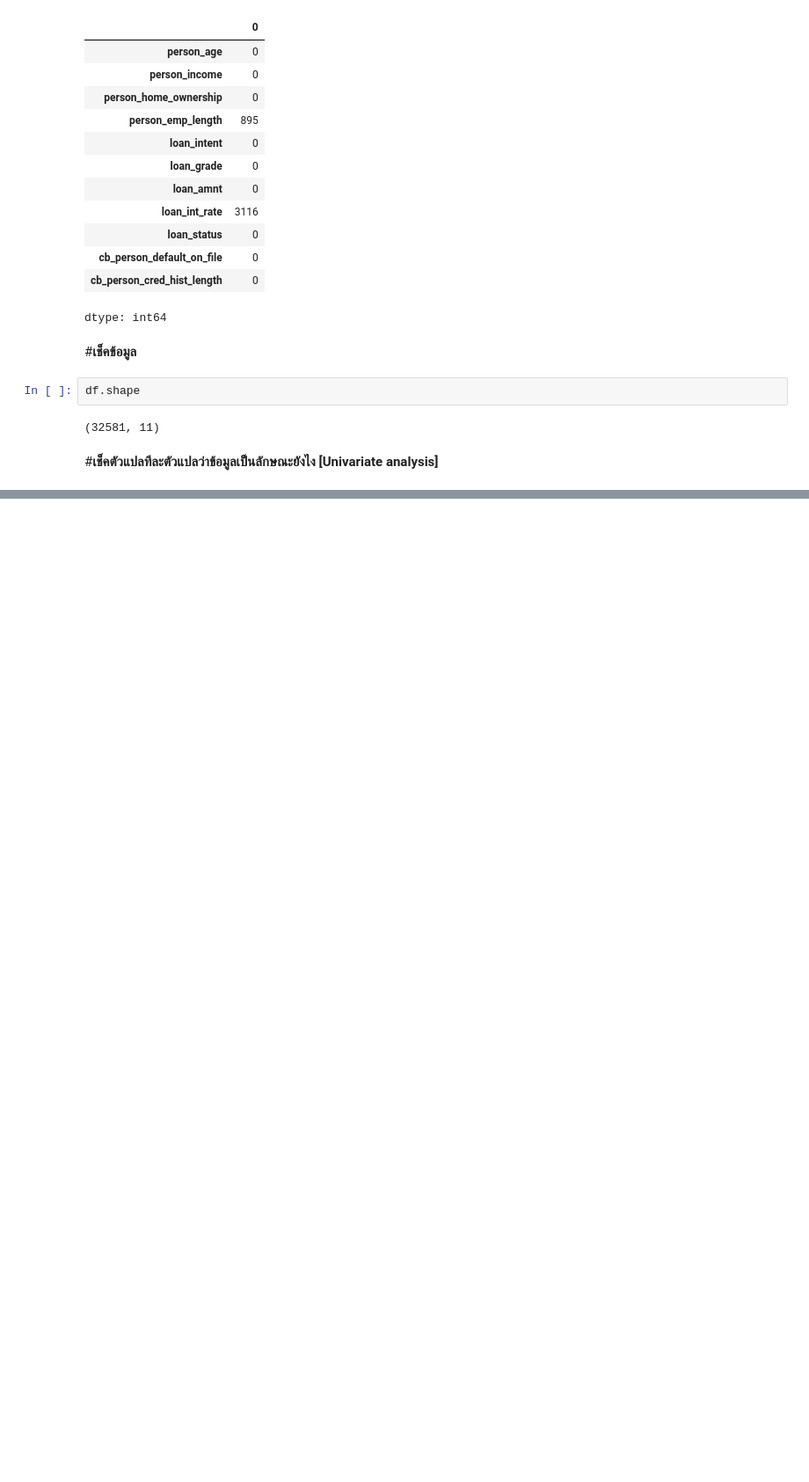
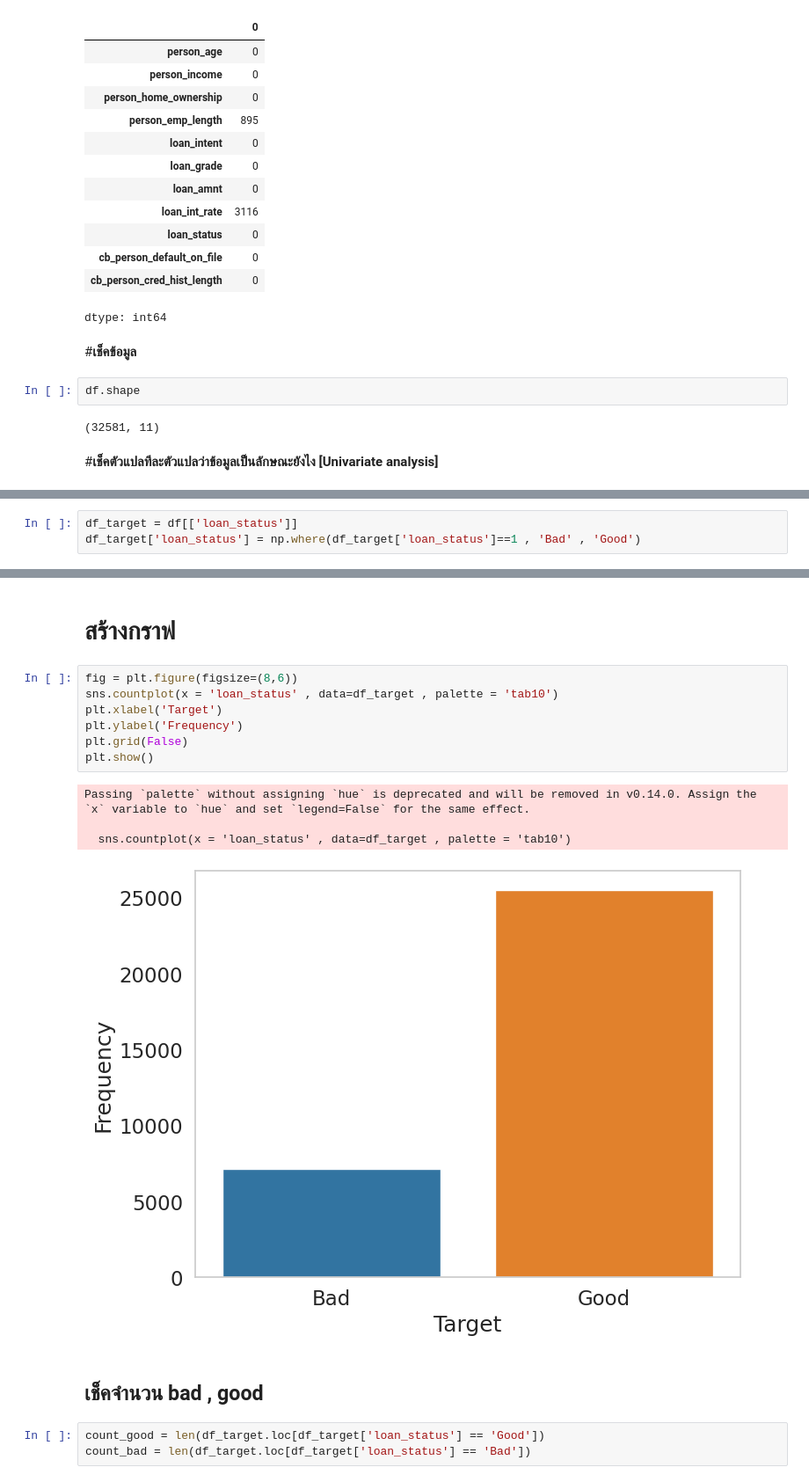
Before and after one commit to Napawan2005/ML_FutureSkil, a Jupyter notebook: ml.ipynb, the cells around one changed output, grey strips where cells are left out. Shown at 88% size. Saved outputs shown, nothing was run; the diff lists cells and outputs as text; blank space fills up the shorter version.

Commit message:
check good bad column - 'loan_status' count

```diff
--- a/ml.ipynb
+++ b/ml.ipynb
@@ -133,0 +188,3 @@ df.shape
+# %%
+df_target = df[['loan_status']]
+df_target['loan_status'] = np.where(df_target['loan_status']==1 , 'Bad' , 'Good')
@@ -133,0 +233,19 @@ df.shape
+# %% [markdown]
+# **สร้างกราฟ**
+# %%
+fig = plt.figure(figsize=(8,6))
+sns.countplot(x = 'loan_status' , data=df_target , palette = 'tab10')
+plt.xlabel('Target')
+plt.ylabel('Frequency')
+plt.grid(False)
+plt.show()
+# %% [output]
+Passing `palette` without assigning `hue` is deprecated and will be removed in v0.14.0. Assign the `x` variable to `hue` and set `legend=False` for the same effect.
+
+  sns.countplot(x = 'loan_status' , data=df_target , palette = 'tab10')
+[figure, added]
+# %% [markdown]
+## เช็คจำนวน bad  , good
+# %%
+count_good = len(df_target.loc[df_target['loan_status'] == 'Good'])
+count_bad = len(df_target.loc[df_target['loan_status'] == 'Bad'])
```
Also changed, not shown: parts of 10 cells of this notebook.
